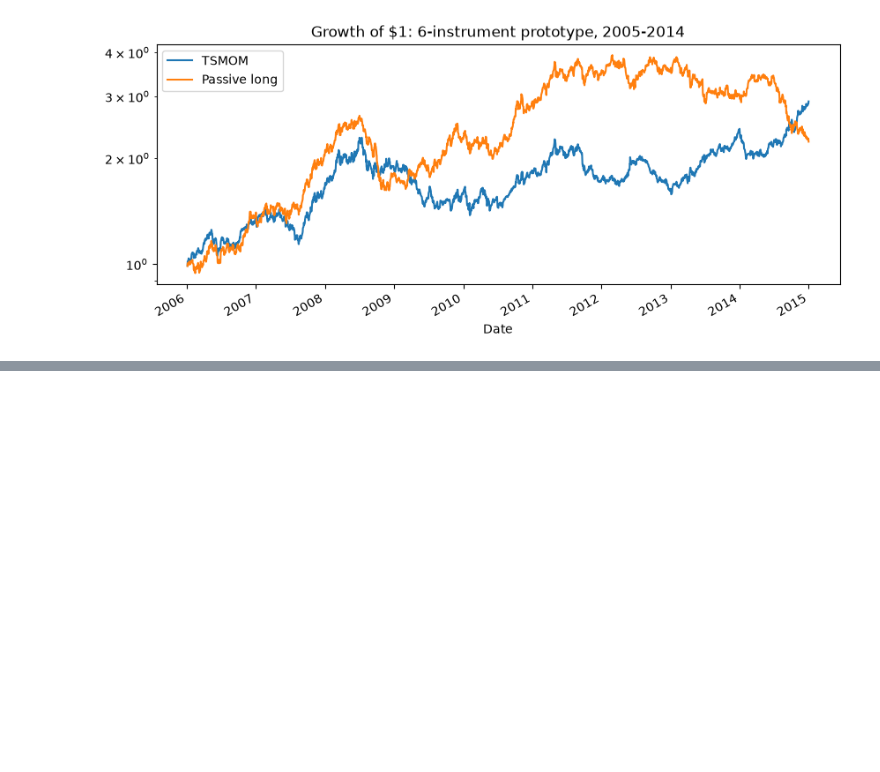
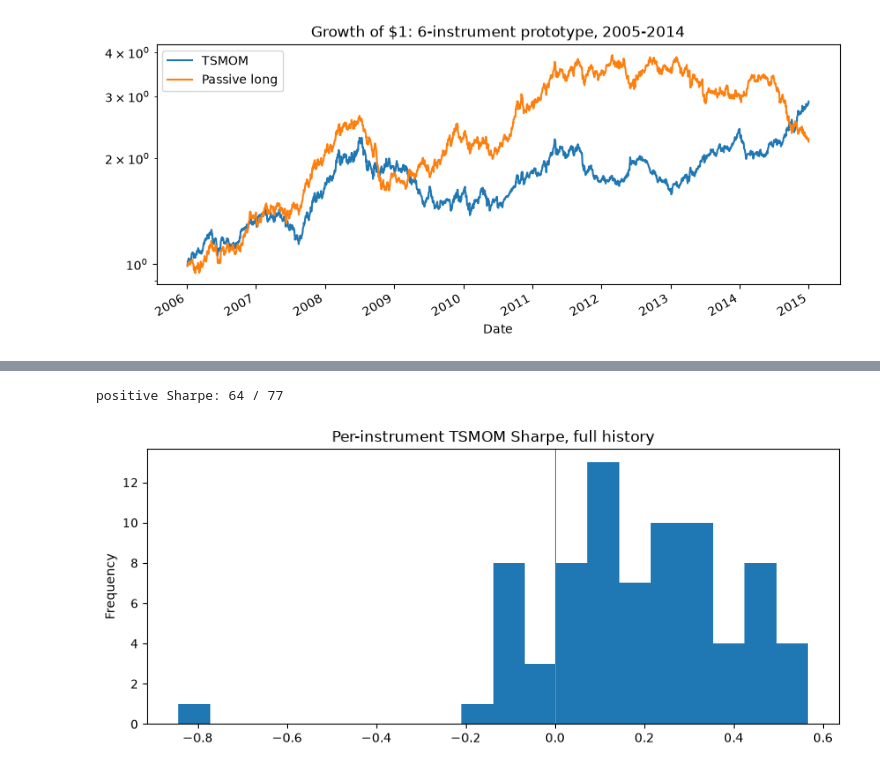
Before and after one commit to small-chicken/NUSInvestForecast, a Jupyter notebook: notebooks/02_strategy_research.ipynb, the cells around one changed output, grey strips where cells are left out. Drawn from its saved outputs; the diff is of its cells as text; code cells hidden in the pictures; blank space fills up the shorter version.

```diff
--- a/notebooks/02_strategy_research.ipynb
+++ b/notebooks/02_strategy_research.ipynb
@@ -144,0 +239,9 @@ plt.show()
+# %%
+per_instrument_sharpe = result_84_windowed['per_instrument_strategy'].apply(sharpe_ratio).sort_values()
+print(f"positive Sharpe: {(per_instrument_sharpe > 0).sum()} / {len(per_instrument_sharpe)}")
+per_instrument_sharpe.plot(kind='hist', bins=20, title='Per-instrument TSMOM Sharpe, full history')
+plt.axvline(0, color='grey', linewidth=0.8)
+plt.show()
+# %% [output]
+positive Sharpe: 64 / 77
+[figure, added]
```
Also changed, not shown: parts of 49 cells of this notebook, 12 other files.
